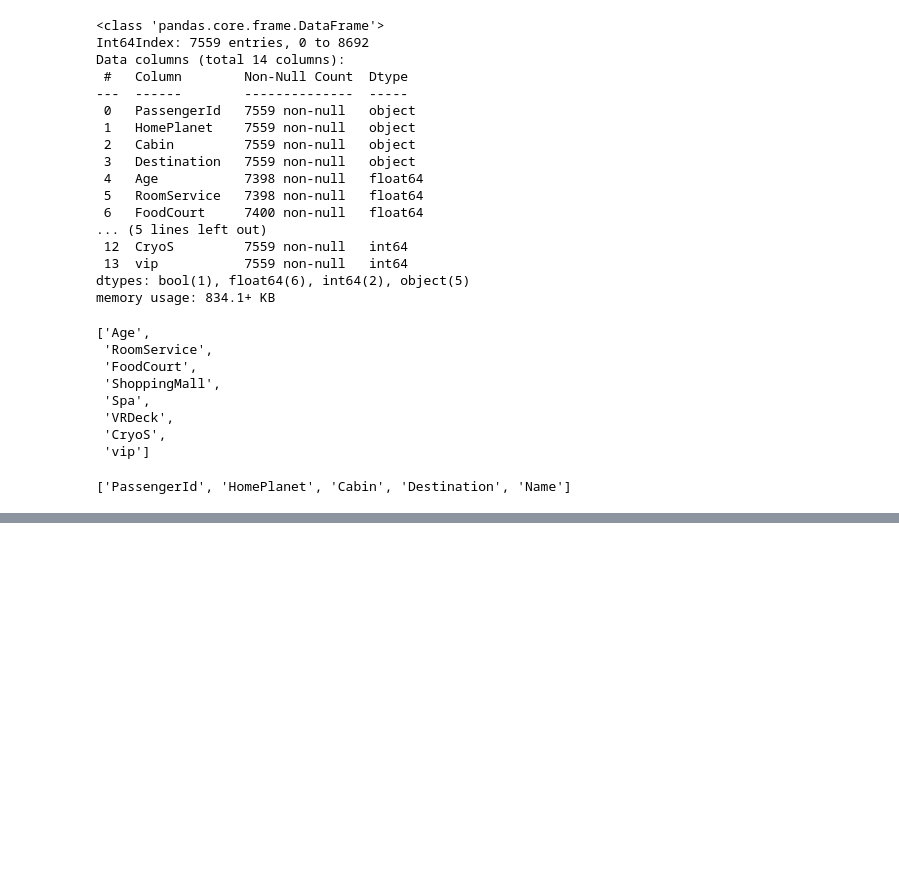
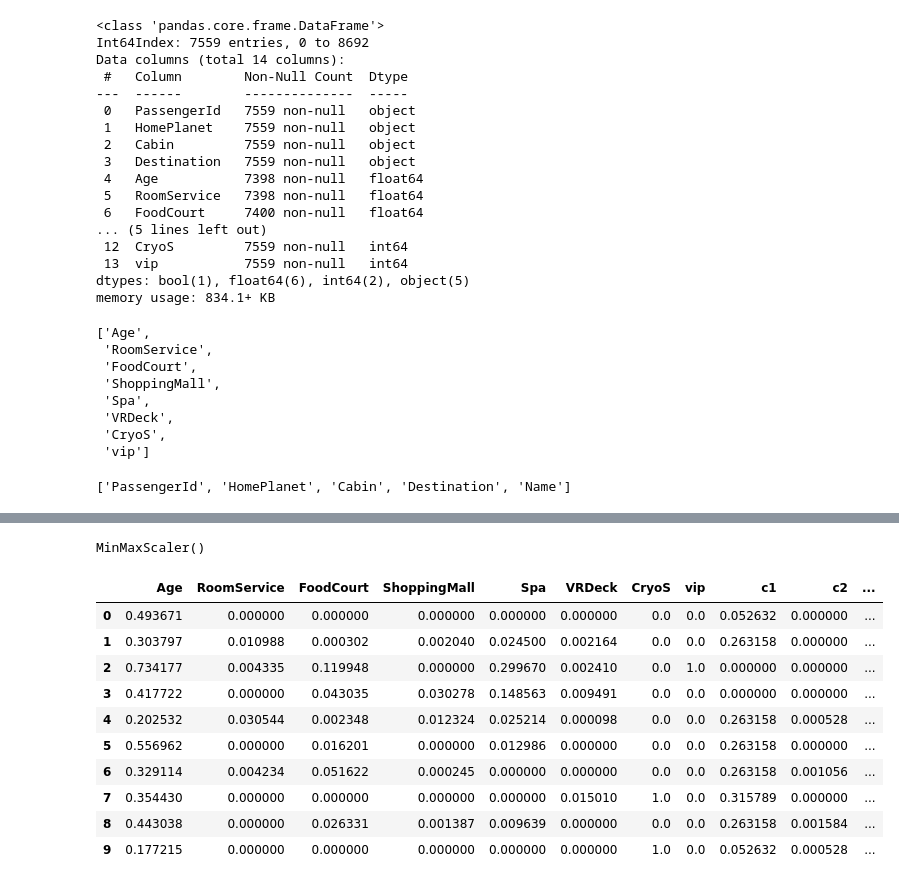
Before and after one commit to SHOURYA-ANANT/Titanic_spaceship, a Jupyter notebook: Titanic.ipynb, the cells around one changed output, grey strips where cells are left out. Drawn from its saved outputs; the diff is of its cells as text; code cells hidden in the pictures; blank space fills up the shorter version.

```diff
--- a/Titanic.ipynb
+++ b/Titanic.ipynb
@@ -177,0 +298,24 @@ Name: Transported, dtype: int64
+# %%
+scaler.fit(data[numerical_cols])
+# %% [output]
+MinMaxScaler()
+# %%
+data[numerical_cols] = scaler.transform(data[numerical_cols])
+# %%
+y_column = ['Transported']
+# %%
+df = data[numerical_cols + encoder_cols + y_column]
+# %%
+df.head(10)
+# %% [output]
+|  | Age | RoomService | FoodCourt | ShoppingMall | Spa | VRDeck | CryoS | vip | c1 | c2 | ... |
+| 0 | 0.493671 | 0.000000 | 0.000000 | 0.000000 | 0.000000 | 0.000000 | 0.0 | 0.0 | 0.052632 | 0.000000 | ... |
+| 1 | 0.303797 | 0.010988 | 0.000302 | 0.002040 | 0.024500 | 0.002164 | 0.0 | 0.0 | 0.263158 | 0.000000 | ... |
+| 2 | 0.734177 | 0.004335 | 0.119948 | 0.000000 | 0.299670 | 0.002410 | 0.0 | 1.0 | 0.000000 | 0.000000 | ... |
+| 3 | 0.417722 | 0.000000 | 0.043035 | 0.030278 | 0.148563 | 0.009491 | 0.0 | 0.0 | 0.000000 | 0.000000 | ... |
+| 4 | 0.202532 | 0.030544 | 0.002348 | 0.012324 | 0.025214 | 0.000098 | 0.0 | 0.0 | 0.263158 | 0.000528 | ... |
+| 5 | 0.556962 | 0.000000 | 0.016201 | 0.000000 | 0.012986 | 0.000000 | 0.0 | 0.0 | 0.263158 | 0.000000 | ... |
+| 6 | 0.329114 | 0.004234 | 0.051622 | 0.000245 | 0.000000 | 0.000000 | 0.0 | 0.0 | 0.263158 | 0.001056 | ... |
+| 7 | 0.354430 | 0.000000 | 0.000000 | 0.000000 | 0.000000 | 0.015010 | 1.0 | 0.0 | 0.315789 | 0.000000 | ... |
+| 8 | 0.443038 | 0.000000 | 0.026331 | 0.001387 | 0.009639 | 0.000000 | 0.0 | 0.0 | 0.263158 | 0.001584 | ... |
+| 9 | 0.177215 | 0.000000 | 0.000000 | 0.000000 | 0.000000 | 0.000000 | 1.0 | 0.0 | 0.052632 | 0.000528 | ... |
```
Also changed, not shown: parts of 42 cells of this notebook.
